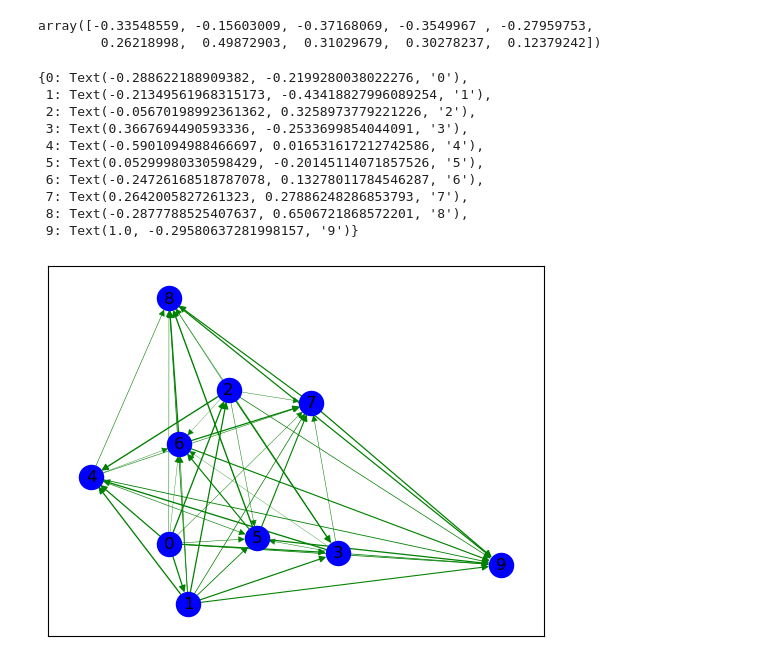
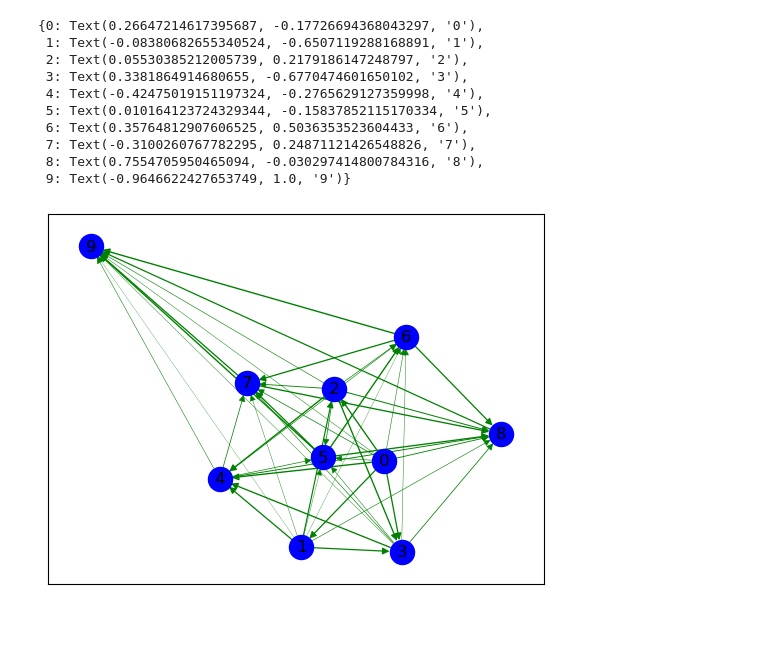
Before and after one commit to girish1993/nano, a Jupyter notebook: nano/exp/clustering/exp.ipynb, the cells around one changed output. Drawn from its saved outputs; the diff is of its cells as text; code cells hidden in the pictures; blank space fills up the shorter version.

```diff
--- a/nano/exp/clustering/exp.ipynb
+++ b/nano/exp/clustering/exp.ipynb
@@ -25,8 +12,0 @@ array([[2, 3, 1],
-# %%
-# create an empty graph
-g = nx.DiGraph()
-
-for i, row in enumerate(dataset):
-    g.add_node(i, data = row)
-
-nx.draw(g, with_labels=True)
@@ -128,27 +82,23 @@ eig_val, eig_vec = np.argsort(eig_val), eig_vec[np.argsort(eig_val)]
-# %%
-fiedler_vector = eig_vec[:, 1]
-fiedler_vector
-# %% [output]
-array([-0.33548559, -0.15603009, -0.37168069, -0.3549967 , -0.27959753,
-        0.26218998,  0.49872903,  0.31029679,  0.30278237,  0.12379242])
 # %%
+g = nx.DiGraph()
+g.add_weighted_edges_from(indices)
 weights = [g[u][v]['weight'] for u,v in g.edges()]
 pos = nx.spring_layout(g)
 nx.draw_networkx_nodes(g, pos, node_color="blue")
 nx.draw_networkx_edges(g, pos, width=weights, edge_color="green")
 nx.draw_networkx_labels(g, pos, font_color="black")
 # %% [output]
-{0: Text(-0.288622188909382, -0.2199280038022276, '0'),
- 1: Text(-0.21349561968315173, -0.43418827996089254, '1'),
- 2: Text(-0.05670198992361362, 0.3258973779221226, '2'),
- 3: Text(0.3667694490593336, -0.2533699854044091, '3'),
- 4: Text(-0.5901094988466697, 0.016531617212742586, '4'),
- 5: Text(0.05299980330598429, -0.20145114071857526, '5'),
- 6: Text(-0.24726168518787078, 0.13278011784546287, '6'),
- 7: Text(0.2642005827261323, 0.27886248286853793, '7'),
- 8: Text(-0.2877788525407637, 0.6506721868572201, '8'),
- 9: Text(1.0, -0.29580637281998157, '9')}
+{0: Text(0.26647214617395687, -0.17726694368043297, '0'),
+ 1: Text(-0.08380682655340524, -0.6507119288168891, '1'),
+ 2: Text(0.05530385212005739, 0.2179186147248797, '2'),
+ 3: Text(0.3381864914680655, -0.6770474601650102, '3'),
+ 4: Text(-0.42475019151197324, -0.2765629127359998, '4'),
+ 5: Text(0.010164123724329344, -0.15837852115170334, '5'),
+ 6: Text(0.35764812907606525, 0.5036353523604433, '6'),
+ 7: Text(-0.3100260767782295, 0.24871121426548826, '7'),
+ 8: Text(0.7554705950465094, -0.030297414800784316, '8'),
+ 9: Text(-0.9646622427653749, 1.0, '9')}
-[figure, old version]
+[figure, new version]
 # %%
 fiedler_vector_med = np.median(fiedler_vector)
 clusters = np.where(fiedler_vector > fiedler_vector_med, 1, 0)
```
Also changed, not shown: parts of 10 cells of this notebook.
